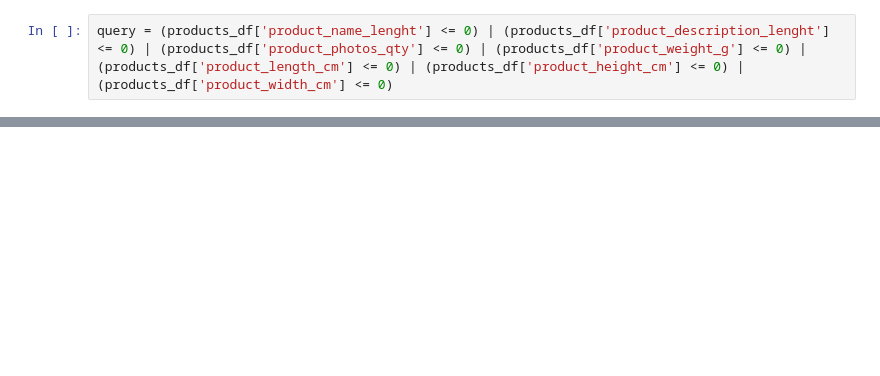
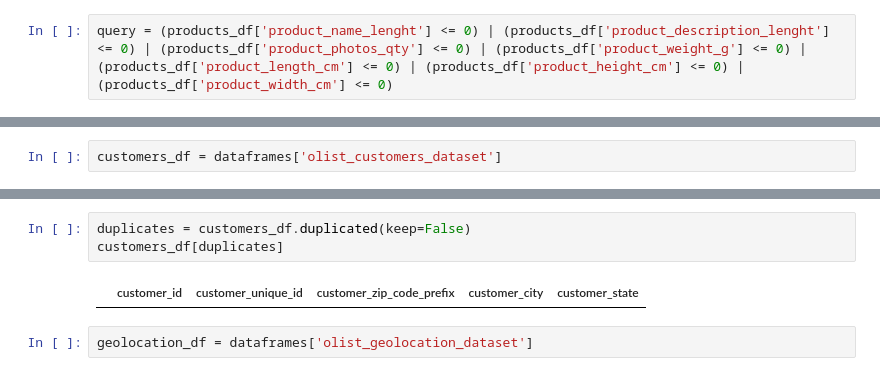
Before and after one commit to ashwinam/brazzilian-ecomm-data-engineering, a Jupyter notebook: notebooks/data_exploration.ipynb, the cells around one changed output, grey strips where cells are left out. Saved outputs shown, nothing was run; the diff lists cells and outputs as text; blank space fills up the shorter version.

```diff
--- a/notebooks/data_exploration.ipynb
+++ b/notebooks/data_exploration.ipynb
@@ -401,0 +387,2 @@ dtype: object
+# %%
+customers_df = dataframes['olist_customers_dataset']
@@ -401,0 +407,7 @@ dtype: object
+# %%
+duplicates = customers_df.duplicated(keep=False)
+customers_df[duplicates]
+# %% [output]
+|  | customer_id | customer_unique_id | customer_zip_code_prefix | customer_city | customer_state |
+# %%
+geolocation_df = dataframes['olist_geolocation_dataset']
```
Also changed, not shown: parts of 43 cells of this notebook, 1 other file.
